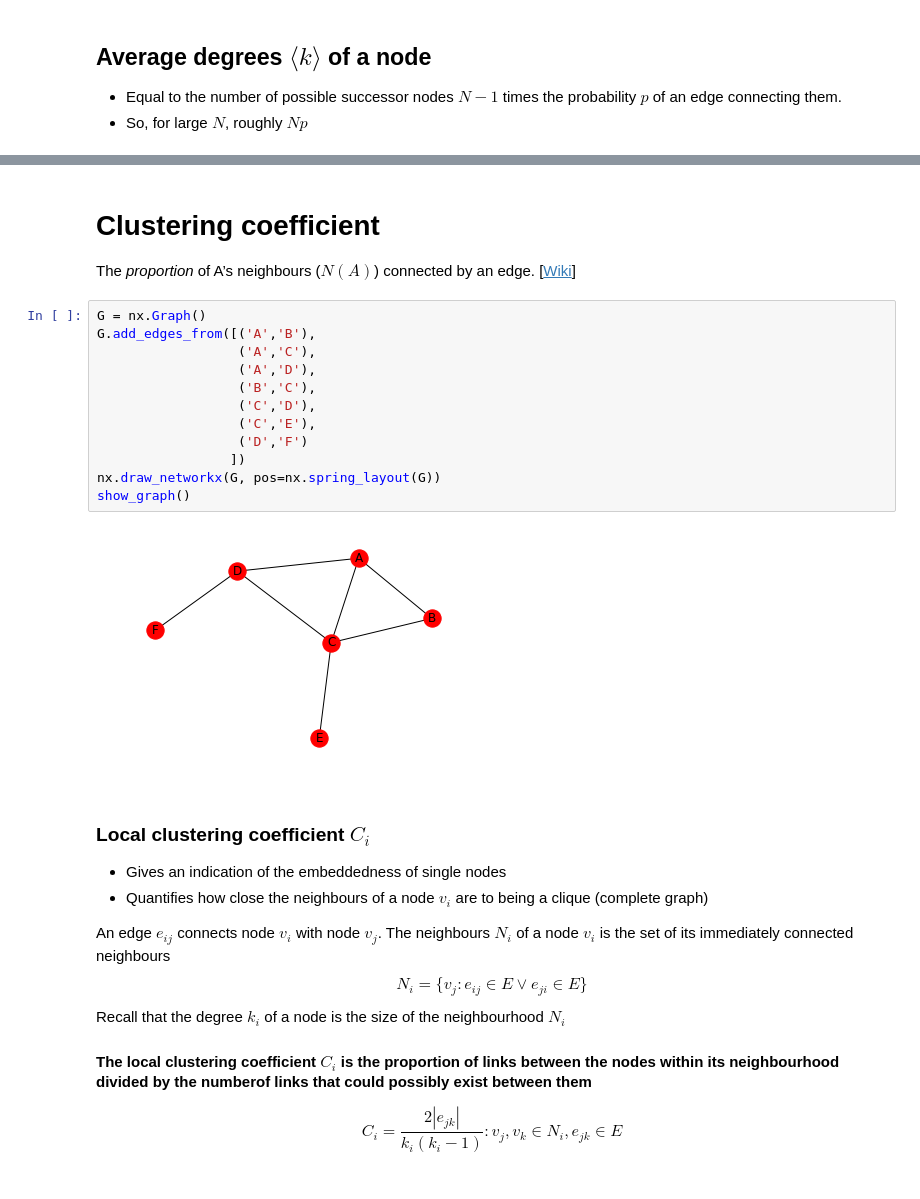
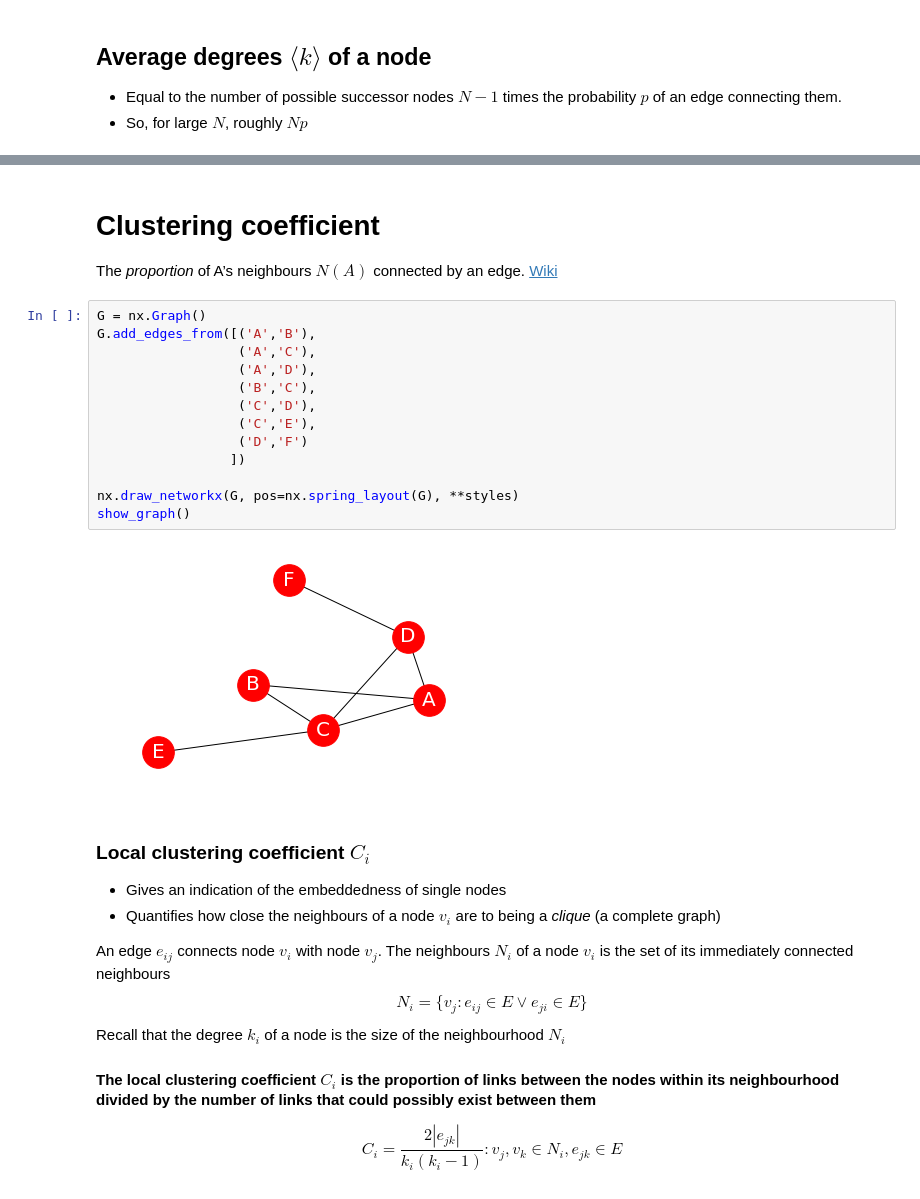
Before and after one commit to nickrobinson251/Networks, a Jupyter notebook: 1-RandomGraphs.ipynb, the cells around one changed output, grey strips where cells are left out. Cells and saved outputs as stored; diff of their text form.

Commit message:
Update RandomGraphs to Python 3

```diff
--- a/1-RandomGraphs.ipynb
+++ b/1-RandomGraphs.ipynb
@@ -88,32 +87,32 @@ average_path(100, 0.2)
 1.54241820866388
 # %% [markdown]
 # Clustering coefficient
-The	_proportion_ of	A’s	neighbours ($N(A)$) connected by an edge.
-[<a href=https://en.wikipedia.org/wiki/Clustering_coefficient>Wiki</a>]
+The	_proportion_ of	A’s	neighbours $N(A)$ connected by an edge. [Wiki](https://en.wikipedia.org/wiki/Clustering_coefficient)
 # %%
 G = nx.Graph()
 G.add_edges_from([('A','B'),
                   ('A','C'),
                   ('A','D'),
                   ('B','C'),
                   ('C','D'),
                   ('C','E'),
                   ('D','F')
                  ])
-nx.draw_networkx(G, pos=nx.spring_layout(G))
+
+nx.draw_networkx(G, pos=nx.spring_layout(G), **styles)
 show_graph()
 # %% [output]
-[figure, old version]
+[figure, new version]
 # %% [markdown]
 ### Local clustering coefficient $C_i$
 - Gives an indication of the embeddedness of single nodes
-- Quantifies how close the neighbours of a node $v_i$ are to being a clique (complete graph)
+- Quantifies how close the neighbours of a node $v_i$ are to being a _clique_ (a complete graph)
 
 An edge $e_{ij}$ connects node $v_{i}$ with node $v_{j}$. The neighbours $N_i$ of a node $v_i$ is the set of its immediately connected neighbours
 $$N_i = \{ v_j : e_{ij} \in E \lor e_{ji} \in E \}$$
 Recall that the degree $k_i$ of a node is the size of the neighbourhood $N_i$
 
-#### The local clustering coefficient $C_i$  is the proportion of links between the nodes within its neighbourhood divided by the numberof links that could possibly exist between them
+#### The local clustering coefficient $C_i$  is the proportion of links between the nodes within its neighbourhood divided by the number of links that could possibly exist between them
 
 $$ C_i = \frac{ 2|e_{jk}| }{ k_i(k_i-1)} : v_j, v_k \in N_i, e_{jk} \in E $$
 # %%
```
Also changed, not shown: parts of 15 cells of this notebook.
